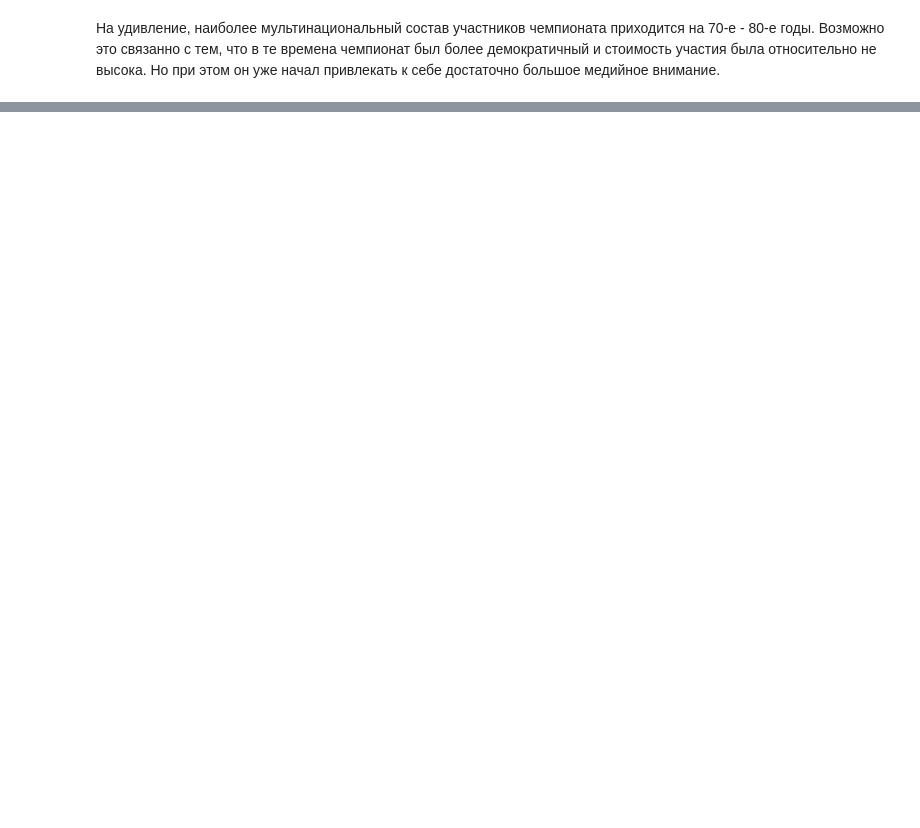
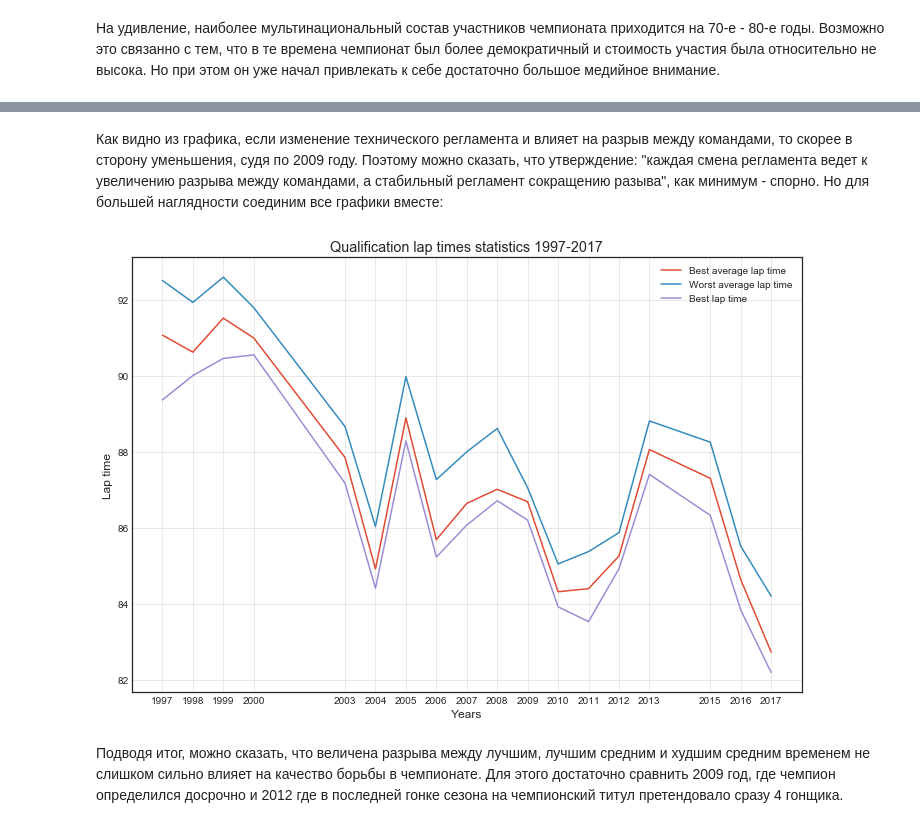
Before and after one commit to AndrewLrrr/otus-python, a Jupyter notebook: hw8/Formula-one-historical-analysis.ipynb, the cells around one changed output, grey strips where cells are left out. Saved outputs shown, nothing was run; the diff lists cells and outputs as text; code cells hidden in the pictures; blank space fills up the shorter version.

```diff
--- a/hw8/Formula-one-historical-analysis.ipynb
+++ b/hw8/Formula-one-historical-analysis.ipynb
@@ -538,0 +782,38 @@ drivers_during_the_season \
+# %% [markdown]
+Как видно из графика, если изменение технического регламента и влияет на разрыв между командами, то скорее в сторону уменьшения, судя по 2009 году. Поэтому можно сказать, что утверждение: "каждая смена регламента ведет к увеличению разрыва между командами, а стабильный регламент сокращению разыва", как минимум - спорно. Но для большей наглядности соединим все графики вместе:
+# %%
+qual_total_results_97_17 = qual_mean_results_97_17.merge(qual_winners_97_17, on='year', how='inner')
+
+fig = plt.figure(figsize=(12,8))
+
+ax = fig.add_subplot(1,1,1)
+major_ticks = qual_total_results_97_17.as_matrix(columns=['year']).flatten()
+ax.set_xticks(major_ticks)
+ax.grid(which='both')
+ax.grid(which='major', alpha=0.5)
+
+plt.style.use('seaborn-white')
+plt.title('Qualification lap times statistics 1997-2017')
+plt.xlabel('Years')
+plt.ylabel('Lap time')
+plt.plot(
+    qual_total_results_97_17['year'],
+    qual_total_results_97_17['avr_best_time'],
+    label='Best average lap time'
+)
+plt.plot(
+    qual_total_results_97_17['year'],
+    qual_total_results_97_17['avr_worst_time'],
+    label='Worst average lap time'
+)
+plt.plot(
+    qual_total_results_97_17['year'],
+    qual_total_results_97_17['time'],
+    label='Best lap time'
+)
+plt.legend(loc='best');
+plt.show();
+# %% [output]
+[figure, added]
+# %% [markdown]
+Подводя итог, можно сказать, что величена разрыва между лучшим, лучшим средним и худшим средним временем не слишком сильно влияет на качество борьбы в чемпионате. Для этого достаточно сравнить 2009 год, где чемпион определился досрочно и 2012 где в последней гонке сезона на чемпионский титул претендовало сразу 4 гонщика.
```
Also changed, not shown: parts of 24 cells of this notebook.
